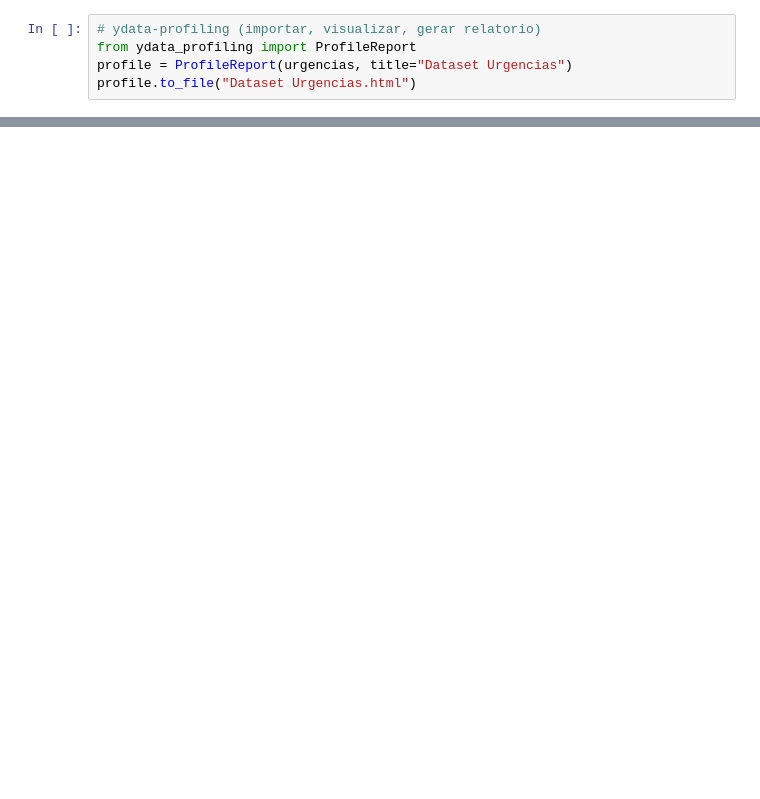
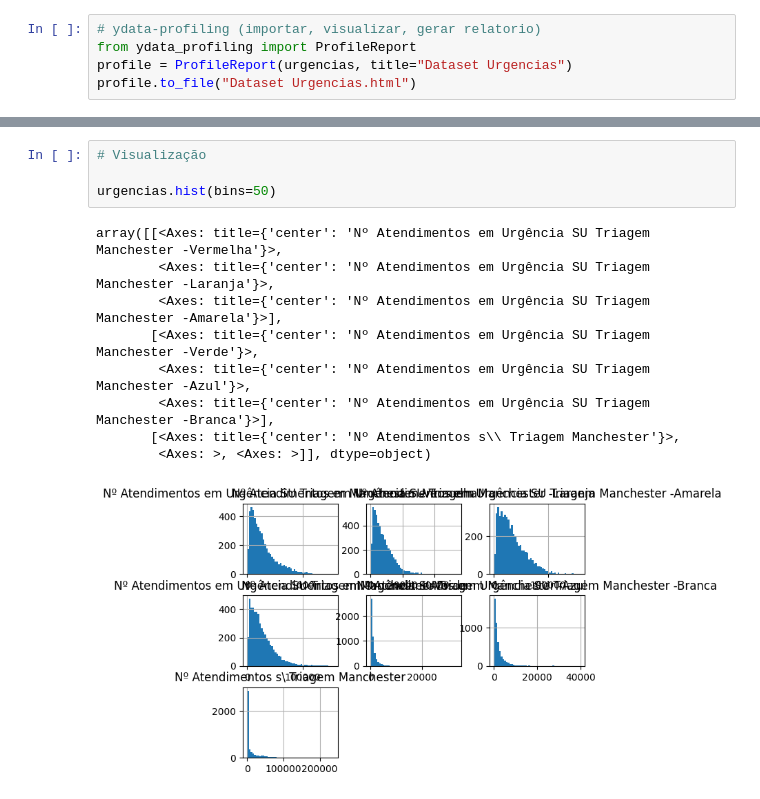
Before and after one commit to AvelinoAlmeida/Analise_Dados, a Jupyter notebook: Trabalho_Prático/urgencias.ipynb, the cells around one changed output, grey strips where cells are left out. Saved outputs shown, nothing was run; the diff lists cells and outputs as text; blank space fills up the shorter version.

Commit message:
Main update
Análise dataset urgencias

```diff
--- a/Trabalho_Prático/urgencias.ipynb
+++ b/Trabalho_Prático/urgencias.ipynb
@@ -18,0 +80,14 @@ profile.to_file("Dataset Urgencias.html")
+# %%
+# Visualização
+
+urgencias.hist(bins=50)
+# %% [output]
+array([[<Axes: title={'center': 'Nº Atendimentos em Urgência SU Triagem Manchester -Vermelha'}>,
+        <Axes: title={'center': 'Nº Atendimentos em Urgência SU Triagem Manchester -Laranja'}>,
+        <Axes: title={'center': 'Nº Atendimentos em Urgência SU Triagem Manchester -Amarela'}>],
+       [<Axes: title={'center': 'Nº Atendimentos em Urgência SU Triagem Manchester -Verde'}>,
+        <Axes: title={'center': 'Nº Atendimentos em Urgência SU Triagem Manchester -Azul'}>,
+        <Axes: title={'center': 'Nº Atendimentos em Urgência SU Triagem Manchester -Branca'}>],
+       [<Axes: title={'center': 'Nº Atendimentos s\\ Triagem Manchester'}>,
+        <Axes: >, <Axes: >]], dtype=object)
+[figure, added]
```
Also changed, not shown: parts of 10 cells of this notebook, 2 other files.
